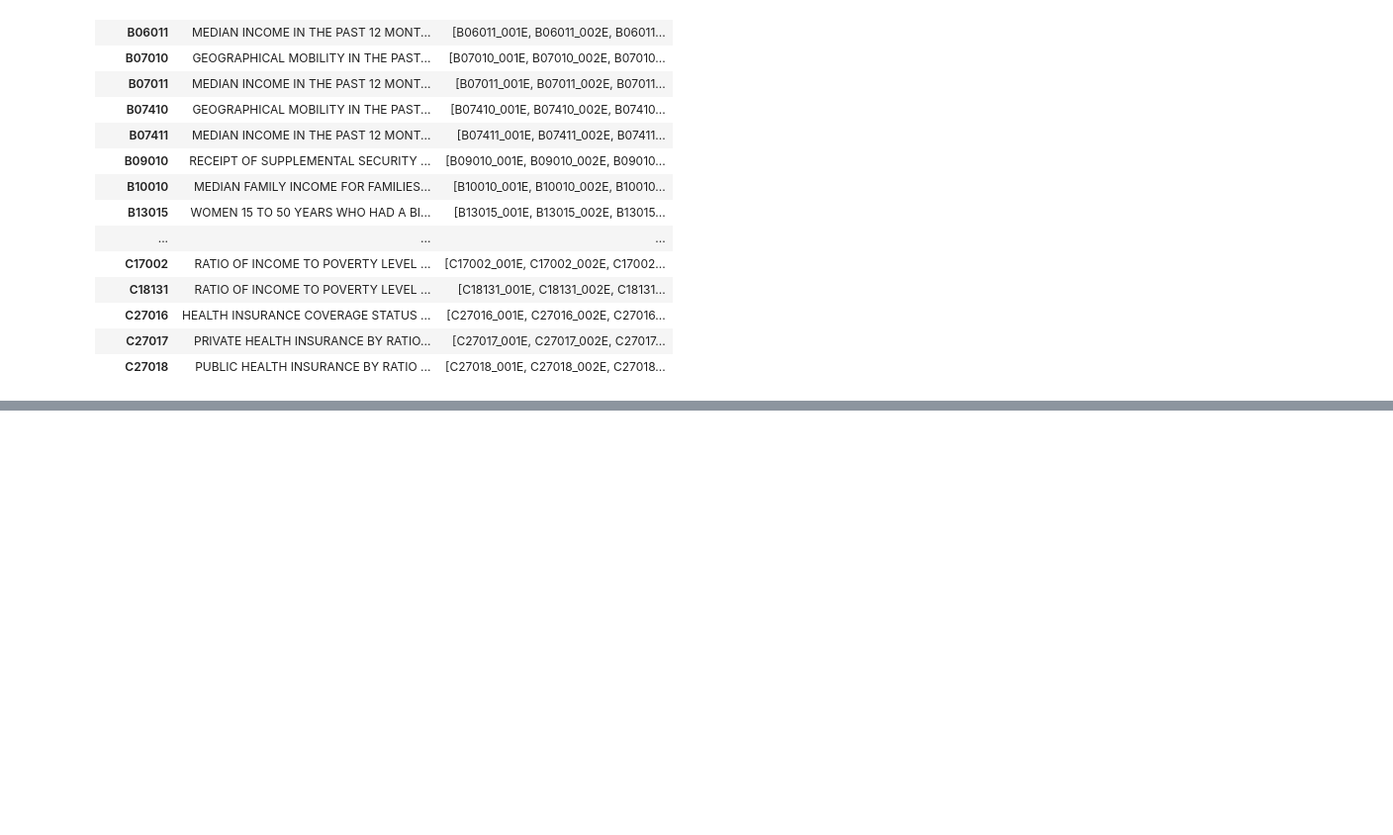
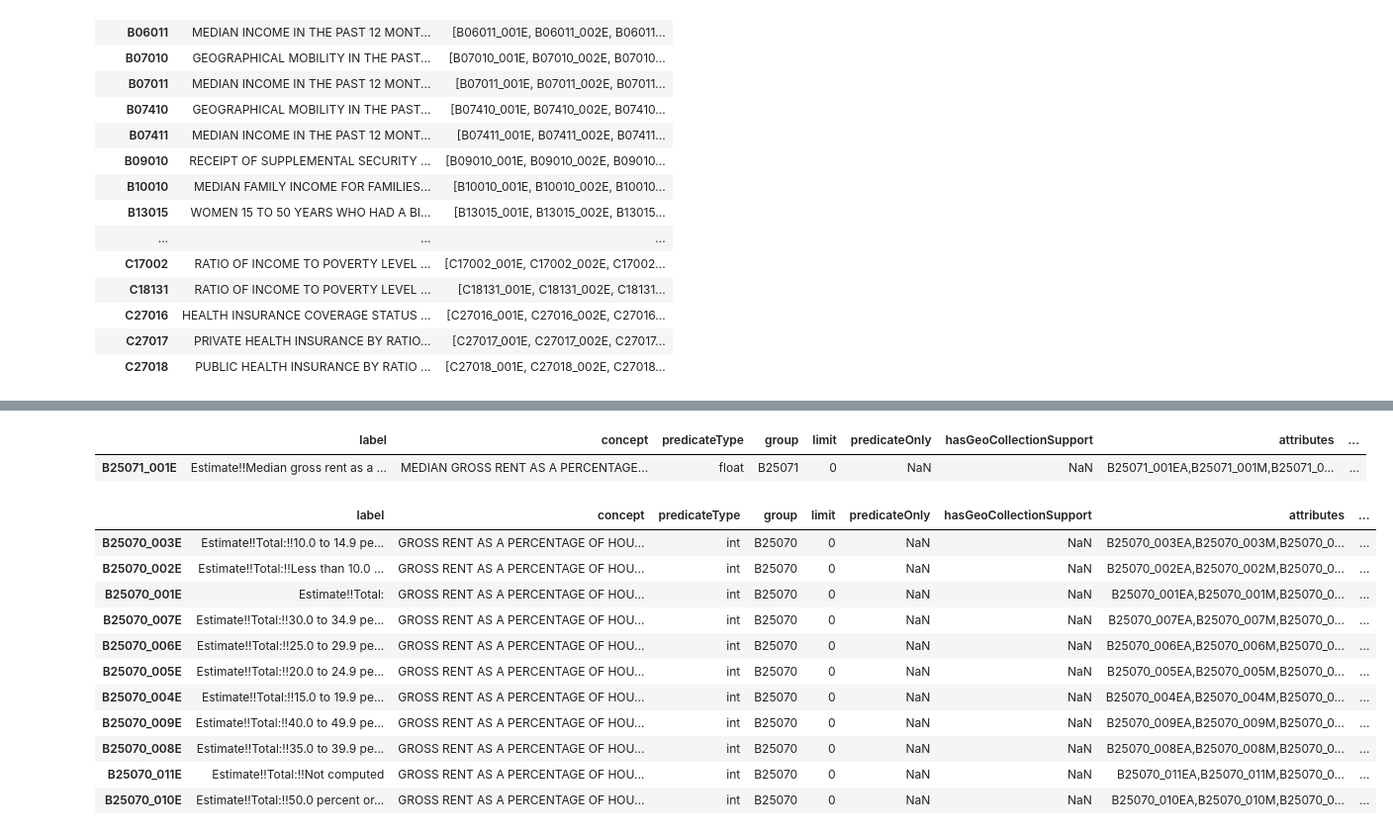
Before and after one commit to LeDataSciFi/FinTech-Capstone-2023, a Jupyter notebook: ACSVariables.ipynb, the cells around one changed output, grey strips where cells are left out. Shown at 99% size. Saved outputs shown, nothing was run; the diff lists cells and outputs as text; code cells hidden in the pictures; blank space fills up the shorter version.

```diff
--- a/ACSVariables.ipynb
+++ b/ACSVariables.ipynb
@@ -142,0 +277,5 @@ Index(['label', 'concept', 'predicateType', 'group', 'limit', 'predicateOnly',
+# %%
+acs.filter_variables("B25071")
+# %% [output]
+|  | label | concept | predicateType | group | limit | predicateOnly | hasGeoCollectionSupport | attributes | ... |
+| B25071_001E | Estimate!!Median gross rent as a ... | MEDIAN GROSS RENT AS A PERCENTAGE... | float | B25071 | 0 | NaN | NaN | B25071_001EA,B25071_001M,B25071_0... | ... |
@@ -142,0 +284,15 @@ Index(['label', 'concept', 'predicateType', 'group', 'limit', 'predicateOnly',
+# %%
+acs.filter_variables("B25070")
+# %% [output]
+|  | label | concept | predicateType | group | limit | predicateOnly | hasGeoCollectionSupport | attributes | ... |
+| B25070_003E | Estimate!!Total:!!10.0 to 14.9 pe... | GROSS RENT AS A PERCENTAGE OF HOU... | int | B25070 | 0 | NaN | NaN | B25070_003EA,B25070_003M,B25070_0... | ... |
+| B25070_002E | Estimate!!Total:!!Less than 10.0 ... | GROSS RENT AS A PERCENTAGE OF HOU... | int | B25070 | 0 | NaN | NaN | B25070_002EA,B25070_002M,B25070_0... | ... |
+| B25070_001E | Estimate!!Total: | GROSS RENT AS A PERCENTAGE OF HOU... | int | B25070 | 0 | NaN | NaN | B25070_001EA,B25070_001M,B25070_0... | ... |
+| B25070_007E | Estimate!!Total:!!30.0 to 34.9 pe... | GROSS RENT AS A PERCENTAGE OF HOU... | int | B25070 | 0 | NaN | NaN | B25070_007EA,B25070_007M,B25070_0... | ... |
+| B25070_006E | Estimate!!Total:!!25.0 to 29.9 pe... | GROSS RENT AS A PERCENTAGE OF HOU... | int | B25070 | 0 | NaN | NaN | B25070_006EA,B25070_006M,B25070_0... | ... |
+| B25070_005E | Estimate!!Total:!!20.0 to 24.9 pe... | GROSS RENT AS A PERCENTAGE OF HOU... | int | B25070 | 0 | NaN | NaN | B25070_005EA,B25070_005M,B25070_0... | ... |
+| B25070_004E | Estimate!!Total:!!15.0 to 19.9 pe... | GROSS RENT AS A PERCENTAGE OF HOU... | int | B25070 | 0 | NaN | NaN | B25070_004EA,B25070_004M,B25070_0... | ... |
+| B25070_009E | Estimate!!Total:!!40.0 to 49.9 pe... | GROSS RENT AS A PERCENTAGE OF HOU... | int | B25070 | 0 | NaN | NaN | B25070_009EA,B25070_009M,B25070_0... | ... |
+| B25070_008E | Estimate!!Total:!!35.0 to 39.9 pe... | GROSS RENT AS A PERCENTAGE OF HOU... | int | B25070 | 0 | NaN | NaN | B25070_008EA,B25070_008M,B25070_0... | ... |
+| B25070_011E | Estimate!!Total:!!Not computed | GROSS RENT AS A PERCENTAGE OF HOU... | int | B25070 | 0 | NaN | NaN | B25070_011EA,B25070_011M,B25070_0... | ... |
+| B25070_010E | Estimate!!Total:!!50.0 percent or... | GROSS RENT AS A PERCENTAGE OF HOU... | int | B25070 | 0 | NaN | NaN | B25070_010EA,B25070_010M,B25070_0... | ... |
```
Also changed, not shown: parts of 38 cells of this notebook, 1 other file.
